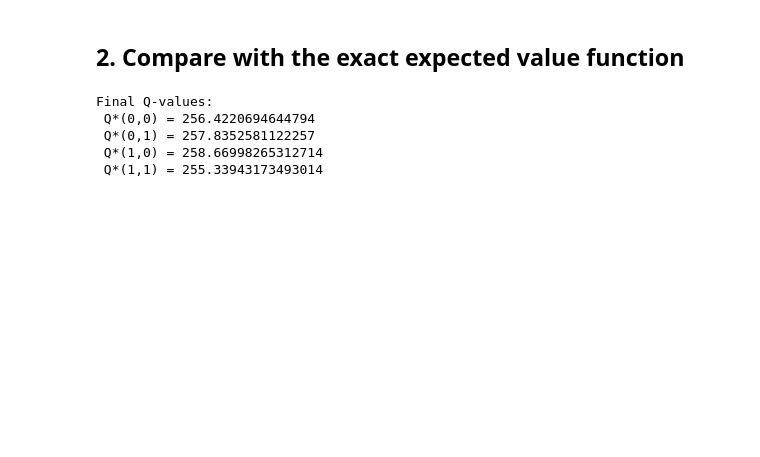
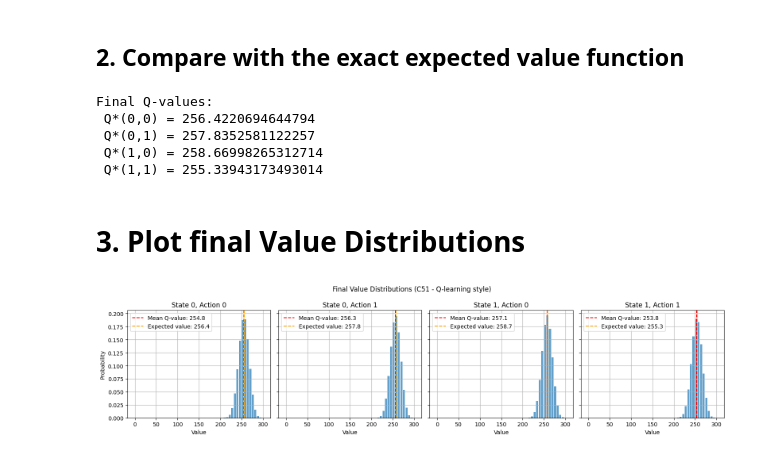
Before and after one commit to JuCarv-bit/reinforcement-learning-project, a Jupyter notebook: c51-3.ipynb, the cells around one changed output. Cells and saved outputs as stored; diff of their text form; code cells hidden in the pictures; blank space fills up the shorter version.

Commit message:
value distributions

```diff
--- a/c51-3.ipynb
+++ b/c51-3.ipynb
@@ -166,3 +147,31 @@ Final Q-values:
  Q*(0,1) = 257.8352581122257
  Q*(1,0) = 258.66998265312714
  Q*(1,1) = 255.33943173493014
+# %% [markdown]
+# 3. Plot final Value Distributions
+# %%
+fig, axs = plt.subplots(1, 4, figsize=(16, 4), sharey=True)
+fig.suptitle("Final Value Distributions (C51 - Q-learning style)")
+
+sa_pairs = [(0,0), (0,1), (1,0), (1,1)]
+width = 0.8 * (z_atoms[1] - z_atoms[0])
+
+for idx, (s, a) in enumerate(sa_pairs):
+    dist = distributions[(s, a)]
+    ax = axs[idx]
+    ax.bar(z_atoms, dist, width=width, align="center", alpha=0.7)
+    # add red line for Q-value
+    ax.axvline(x=mean_values[s, a], color="red", linestyle="--", label=f"Mean Q-value: {mean_values[s, a]:.1f}")
+    # a orange line for mean_values
+    ax.axvline(x=Q[s, a], color="orange", linestyle="--", label="Expected value: {:.1f}".format(Q[s, a]))
+    ax.legend()
+    ax.set_title(f"State {s}, Action {a}")
+    ax.set_xlabel("Value")
+    if idx == 0:
+        ax.set_ylabel("Probability")
+    ax.grid(True)
+
+plt.tight_layout()
+plt.show()
+# %% [output]
+[figure, added]
```
Also changed, not shown: parts of 1 cell of this notebook.
